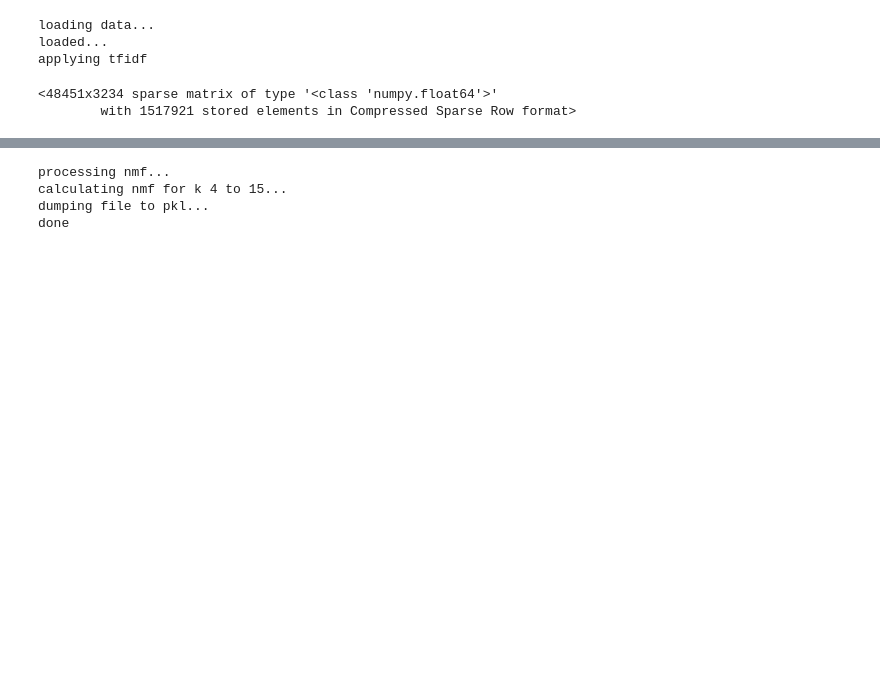
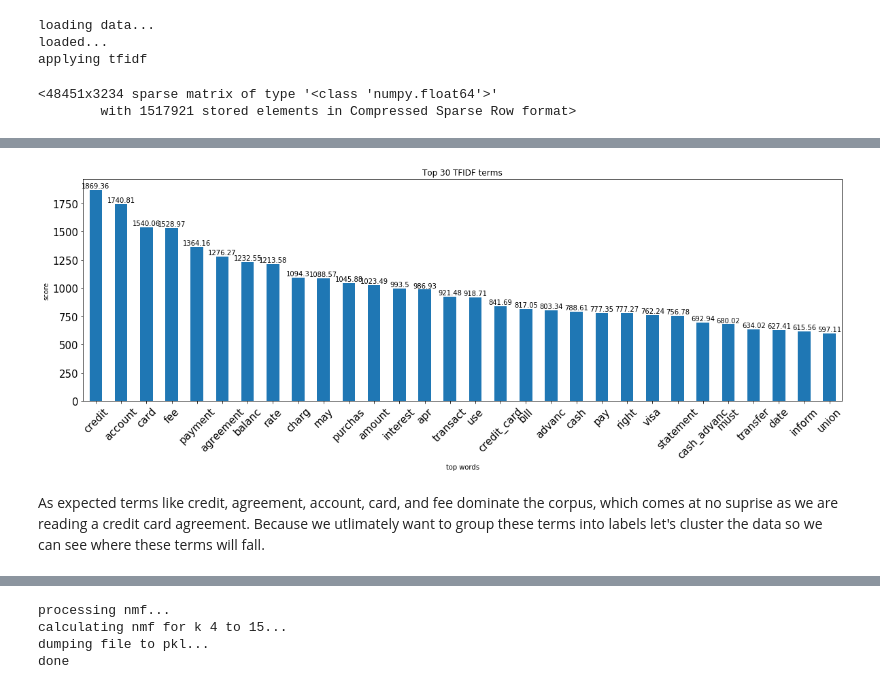
Before and after one commit to cullinap/contract_reader, a Jupyter notebook: data_preprocessing.ipynb, the cells around one changed output, grey strips where cells are left out. Drawn from its saved outputs; the diff is of its cells as text; code cells hidden in the pictures; blank space fills up the shorter version.

```diff
--- a/data_preprocessing.ipynb
+++ b/data_preprocessing.ipynb
@@ -57,3 +53,10 @@ loaded...
 applying tfidf
 <48451x3234 sparse matrix of type '<class 'numpy.float64'>'
         with 1517921 stored elements in Compressed Sparse Row format>
+# %%
+#load terms from previous step
+
+from sklearn.externals import joblib
+
+#load terms from the tfidf tokenizer
+_,terms=joblib.load('./data/tfidf-output.pkl')
@@ -59,0 +69,35 @@ applying tfidf
+# %%
+import operator
+import matplotlib.pyplot as plt
+import seaborn as sns
+%matplotlib inline
+
+score = tfidf.sum(axis=0)
+
+tfidf_sorted = sorted({str(t): float(score[0,c]) for c,t in enumerate(terms)}.items(),
+                       key=operator.itemgetter(1),
+                       reverse=True)
+# %%
+import pandas as pd
+
+x_labels = [val[0] for val in tfidf_sorted[:30]]
+y_labels = [round(val[1],2) for val in tfidf_sorted[:30]]
+
+plt.figure(figsize=(20, 6))
+ax = pd.Series(y_labels).plot(kind='bar')
+ax.set_xticklabels(x_labels)
+plt.title('Top 30 TFIDF terms')
+plt.xticks(rotation=45)
+ax.tick_params(axis='both', which='major', labelsize=15)
+plt.xlabel('top words')
+plt.ylabel('score')
+
+rects = ax.patches
+
+for rect, label in zip(rects, y_labels):
+    height = rect.get_height()
+    ax.text(rect.get_x() + rect.get_width()/2, height + 5, label, ha='center', va='bottom')
+# %% [output]
+[figure, added]
+# %% [markdown]
+As expected terms like credit, agreement, account, card, and fee dominate the corpus, which comes at no suprise as we are reading a credit card agreement. Because we utlimately want to group these terms into labels let's cluster the data so we can see where these terms will fall.
```
Also changed, not shown: parts of 36 cells of this notebook, 2 other files.
